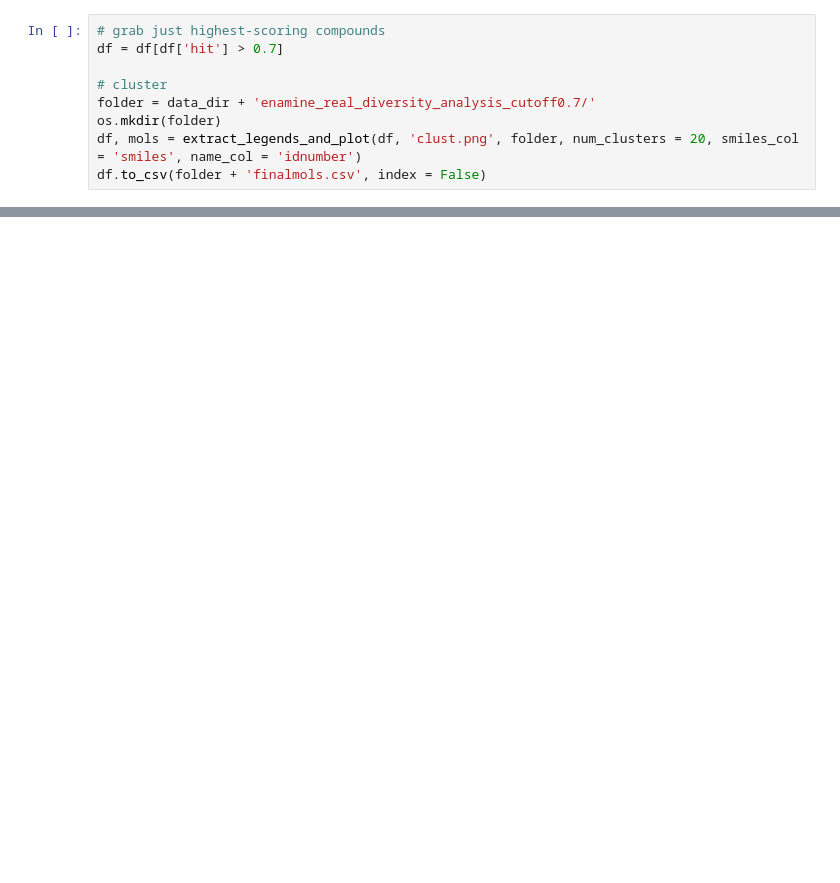
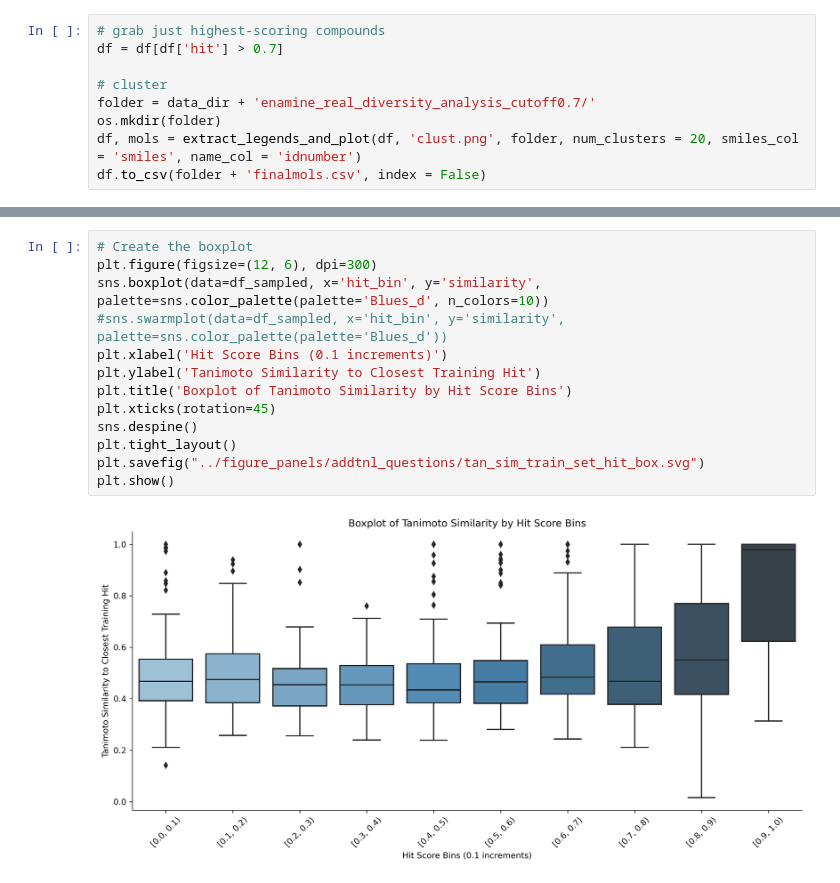
Before and after one commit to jackievaleri/ngonorrhoeae_abx_ml_discovery, a Jupyter notebook: src/06_filter_predictions_to_prioritize_compounds_for_validation.ipynb, the cells around one changed output, grey strips where cells are left out. Cells and saved outputs as stored; diff of their text form; blank space fills up the shorter version.

```diff
--- a/src/06_filter_predictions_to_prioritize_compounds_for_validation.ipynb
+++ b/src/06_filter_predictions_to_prioritize_compounds_for_validation.ipynb
@@ -397,0 +305,15 @@ length of all preds:  3088
+# %%
+# Create the boxplot
+plt.figure(figsize=(12, 6), dpi=300)
+sns.boxplot(data=df_sampled, x='hit_bin', y='similarity', palette=sns.color_palette(palette='Blues_d', n_colors=10))
+#sns.swarmplot(data=df_sampled, x='hit_bin', y='similarity', palette=sns.color_palette(palette='Blues_d'))
+plt.xlabel('Hit Score Bins (0.1 increments)')
+plt.ylabel('Tanimoto Similarity to Closest Training Hit')
+plt.title('Boxplot of Tanimoto Similarity by Hit Score Bins')
+plt.xticks(rotation=45)
+sns.despine()
+plt.tight_layout()
+plt.savefig("../figure_panels/addtnl_questions/tan_sim_train_set_hit_box.svg")
+plt.show()
+# %% [output]
+[figure, added]
```
Also changed, not shown: parts of 22 cells of this notebook, 8 other files.
